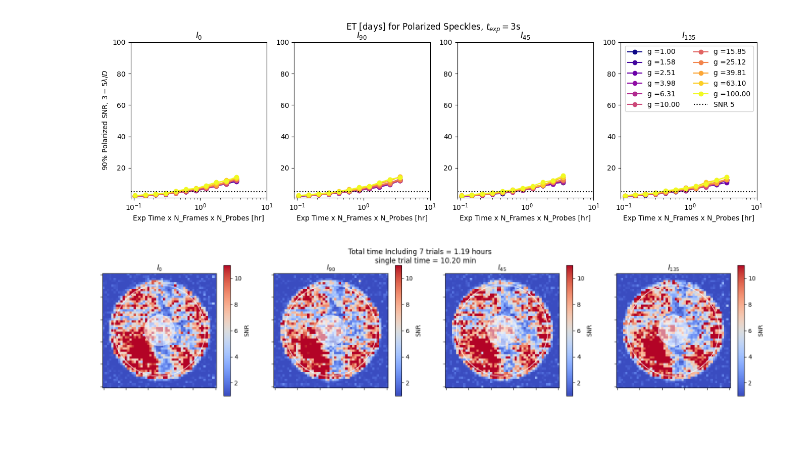
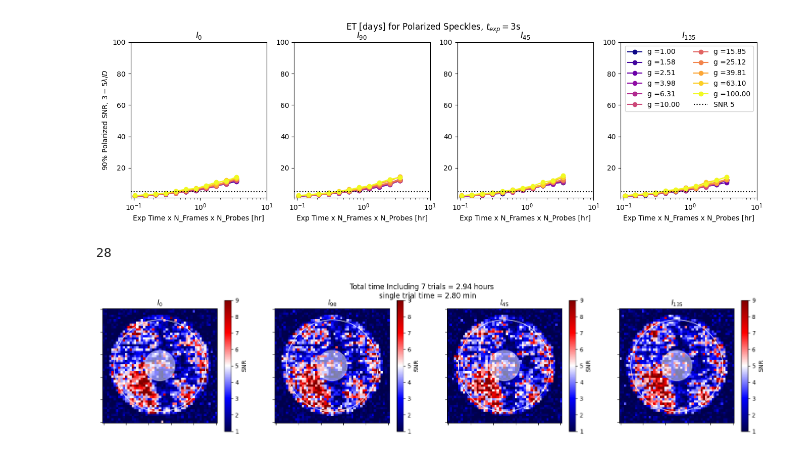
Before and after one commit to Jashcraf/roman_pol_etc, a Jupyter notebook: ProbedAnalogMenu_04082026.ipynb, the cells around one changed output. Cells and saved outputs as stored; diff of their text form; code cells hidden in the pictures; blank space fills up the shorter version.

```diff
--- a/ProbedAnalogMenu_04082026.ipynb
+++ b/ProbedAnalogMenu_04082026.ipynb
@@ -275,9 +276,9 @@ plt.show()
 # %% [output]
 [figure]
 # %%
-gain = 1044.091
+gain = 1626.595
 N_COADDS = 3 #int(n_coadds[7])
-single_texp = 101.990# .106 # / np.sqrt(5)
+single_texp = 28 # 56.171 / 2 # .106 # / np.sqrt(5)
 N_FRAMES = 7
 
 N_COADDS = int(N_COADDS)
@@ -339,22 +340,26 @@ I90 /= np.sqrt(var_I90)
 I45 /= np.sqrt(var_I45)
 I135 /= np.sqrt(var_I135)
 Is = [I0, I90, I45, I135]
+# %%
+single_texp
+# %% [output]
+28
 # %%
 plt.figure(figsize=[20, 4])
-plt.suptitle(f" Total time Including {N_FRAMES} trials = {(N_COADDS * N_FRAMES * single_texp * 2)/60/60:.2f} hours \n \
+plt.suptitle(f" Total time Including {N_FRAMES} trials = {(N_COADDS * N_FRAMES * single_texp * 2 * 9)/60/60:.2f} hours \n \
     single trial time = {N_COADDS * single_texp * 2 / 60:.2f} min")
 for i, im in enumerate(Is):
     plt.subplot(1,4,i+1)
     plt.title(titles[i])
-    plt.imshow(im, cmap="coolwarm", vmax=11, vmin=1)
+    plt.imshow(im, cmap="seismic", vmax=9, vmin=1)
     plt.colorbar(label="SNR")
     plt.tick_params(axis='x', which='both', bottom=True, labelbottom=False)
     plt.tick_params(axis='y', which='both', bottom=True, labelleft=False)
     IWA = Circle([array_center, array_center], radius=3 / pixscale_lamD, edgecolor="w", facecolor="w", alpha=0.5)
     OWA = Circle([array_center, array_center], radius=9 / pixscale_lamD, edgecolor="w", facecolor="None")
     ax = plt.gca()
     ax.add_patch(IWA)
     ax.add_patch(OWA)
 plt.show()
 # %% [output]
-[figure, old version]
+[figure, new version]
```
Also changed, not shown: parts of 1 cell of this notebook, 2 other files.
